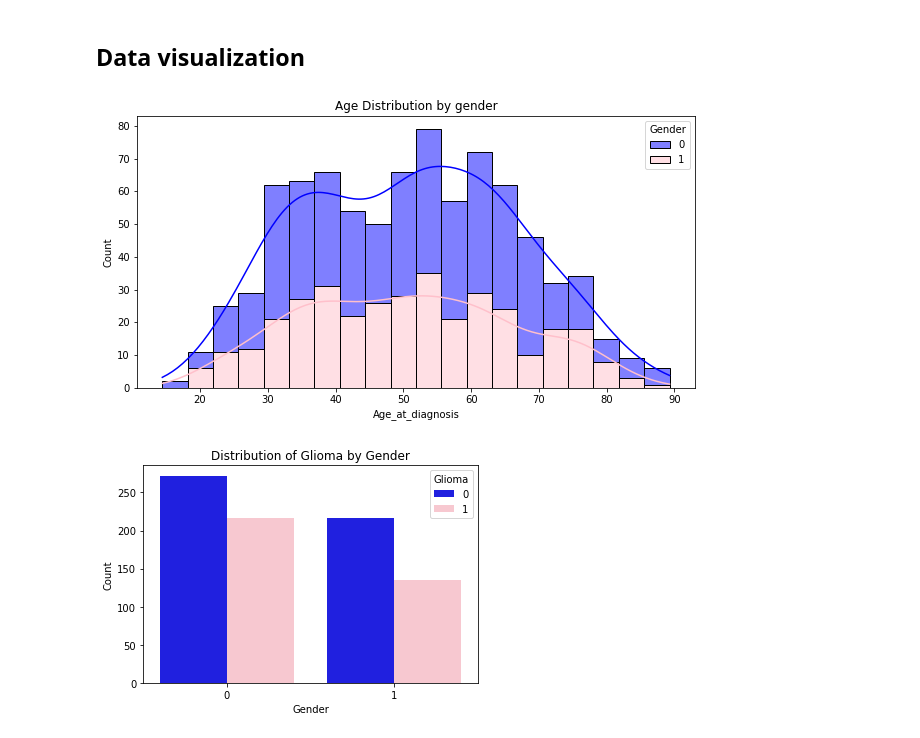
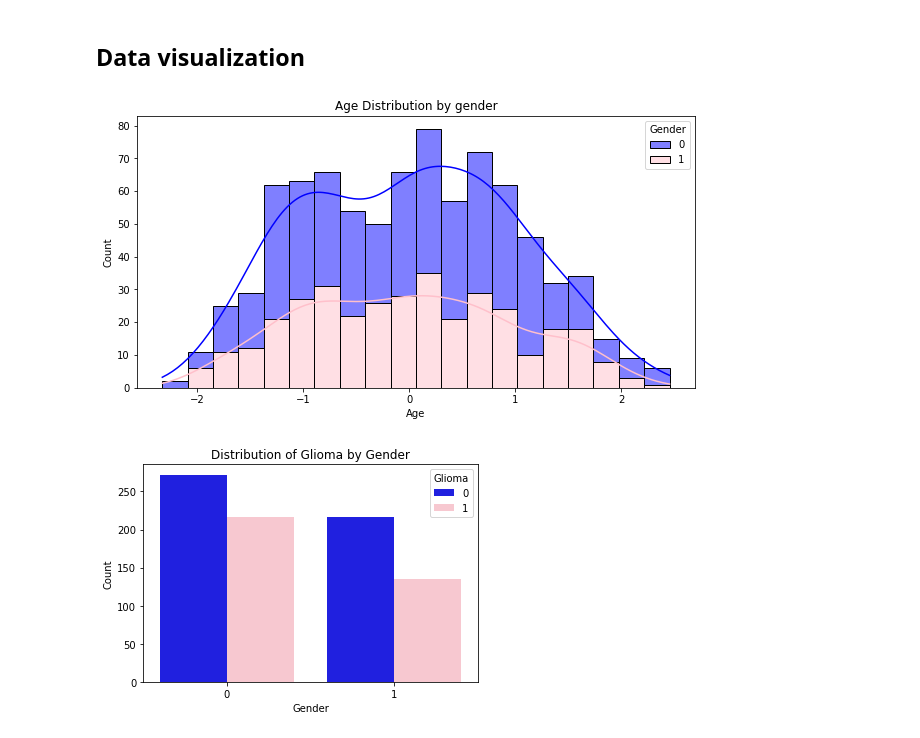
Before and after one commit to irenebernardi/Glioma-Grading-Classification, a Jupyter notebook: Glioma_Grade_notebook.ipynb, the cells around one changed output. Drawn from its saved outputs; the diff is of its cells as text; code cells hidden in the pictures.

```diff
--- a/Glioma_Grade_notebook.ipynb
+++ b/Glioma_Grade_notebook.ipynb
@@ -18,7 +19,7 @@ from operator import itemgetter
 import warnings
 warnings.filterwarnings( 'ignore' )
 # %%
-df = pd.read_csv('~/Glioma-Grading-Classification/TCGA_GBM_LGG_Mutations_all.csv')
+df = pd.read_csv('/Users/irenebernardi/Desktop/ML /Glioma-Grading-Classification/TCGA_GBM_LGG_Mutations_all.csv')
 df
 # %% [output]
 |  | Grade | Project | Case_ID | Gender | Age_at_diagnosis | Primary_Diagnosis | Race | IDH1 | TP53 | ... |
@@ -114,3 +115,8 @@ df
 | 860 | 1 | 0 | 63.33 | 0 | 1 | 0 | 0 | 0 | 0 | 1 | ... |
 | 861 | 1 | 0 | 76.61 | 0 | 0 | 0 | 0 | 0 | 0 | 0 | ... |
 840 rows × 27 columns
+# %%
+# Imputing missing age values w mean and not median bc boxplot shows no outliers
+df.rename(columns={'Age_at_diagnosis': 'Age'}, inplace=True)
+df['Age'].fillna(df['Age'].mean(), inplace=True)
+df.describe()
@@ -116,0 +134,4 @@ df
+# %%
+#normalizing age
+df['Age'] = (df['Age'] - df['Age'].mean()) / df['Age'].std()
+df
@@ -136,4 +170,0 @@ sns.boxplot(data=df, x='Age_at_diagnosis')
-# %%
-# Imputing missing age values w mean and not median bc boxplot shows no outliers
-df['Age_at_diagnosis'].fillna(df['Age_at_diagnosis'].mean(), inplace=True)
-df.describe()
@@ -153,11 +173,11 @@ df.describe()
 # %%
 # Checking age distribution by gender
 plt.figure(figsize=(10, 5))
-sns.histplot(x='Age_at_diagnosis', data=df, hue='Gender', palette={0: 'blue', 1: 'pink'}, multiple='stack', bins=20, kde=True)
+sns.histplot(x='Age', data=df, hue='Gender', palette={0: 'blue', 1: 'pink'}, multiple='stack', bins=20, kde=True)
 plt.title('Age Distribution by gender')
 plt.show()
 # %% [output]
-[figure, old version]
+[figure, new version]
 # %%
 # Checking distribution of glioma by gender
 
```
Also changed, not shown: parts of 18 cells of this notebook.
